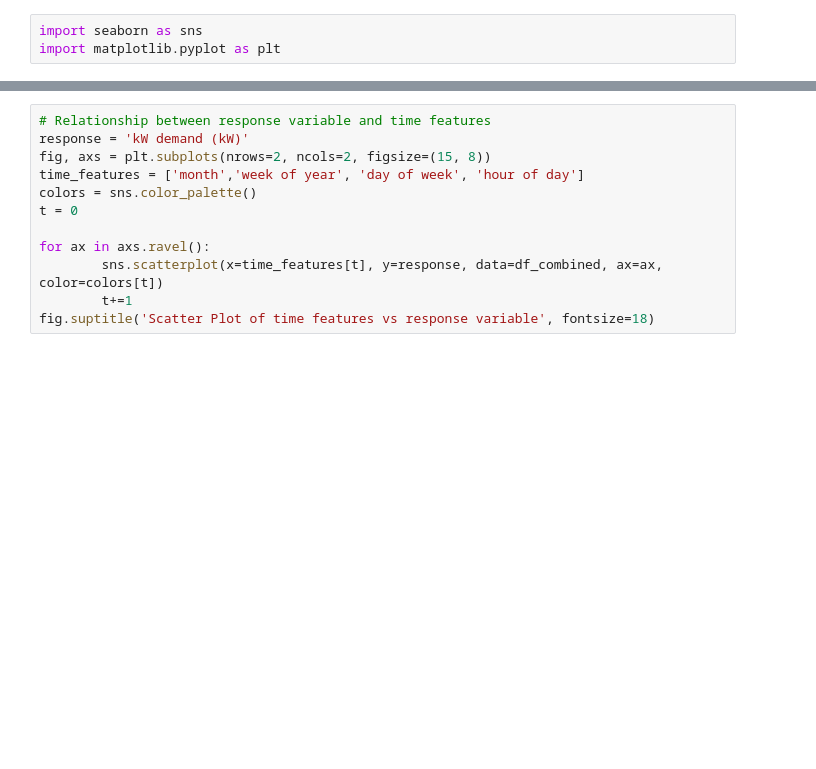
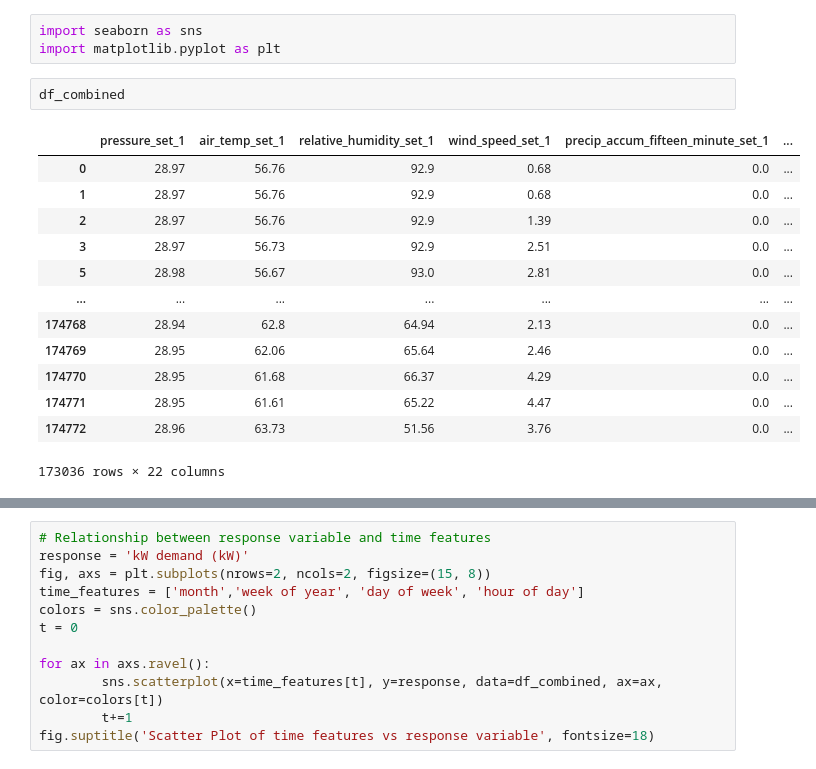
Before and after one commit to rachelngjiemin/131_group2, a Jupyter notebook: grp2_final_proj/FinalProjectTemplate_2022.ipynb, the cells around one changed output, grey strips where cells are left out. Drawn from its saved outputs; the diff is of its cells as text; blank space fills up the shorter version.

```diff
--- a/grp2_final_proj/FinalProjectTemplate_2022.ipynb
+++ b/grp2_final_proj/FinalProjectTemplate_2022.ipynb
@@ -484,4 +484,20 @@ In conclusion, we have to use historical energy data avaliabe for that 15 minute
 # %%
 import seaborn as sns
 import matplotlib.pyplot as plt
+# %%
+df_combined
+# %% [output]
+|  | pressure_set_1 | air_temp_set_1 | relative_humidity_set_1 | wind_speed_set_1 | precip_accum_fifteen_minute_set_1 | ... |
+| 0 | 28.97 | 56.76 | 92.9 | 0.68 | 0.0 | ... |
+| 1 | 28.97 | 56.76 | 92.9 | 0.68 | 0.0 | ... |
+| 2 | 28.97 | 56.76 | 92.9 | 1.39 | 0.0 | ... |
+| 3 | 28.97 | 56.73 | 92.9 | 2.51 | 0.0 | ... |
+| 5 | 28.98 | 56.67 | 93.0 | 2.81 | 0.0 | ... |
+| ... | ... | ... | ... | ... | ... | ... |
+| 174768 | 28.94 | 62.8 | 64.94 | 2.13 | 0.0 | ... |
+| 174769 | 28.95 | 62.06 | 65.64 | 2.46 | 0.0 | ... |
+| 174770 | 28.95 | 61.68 | 66.37 | 4.29 | 0.0 | ... |
+| 174771 | 28.95 | 61.61 | 65.22 | 4.47 | 0.0 | ... |
+| 174772 | 28.96 | 63.73 | 51.56 | 3.76 | 0.0 | ... |
+173036 rows × 22 columns
 # %%
```
Also changed, not shown: parts of 4 cells of this notebook.
